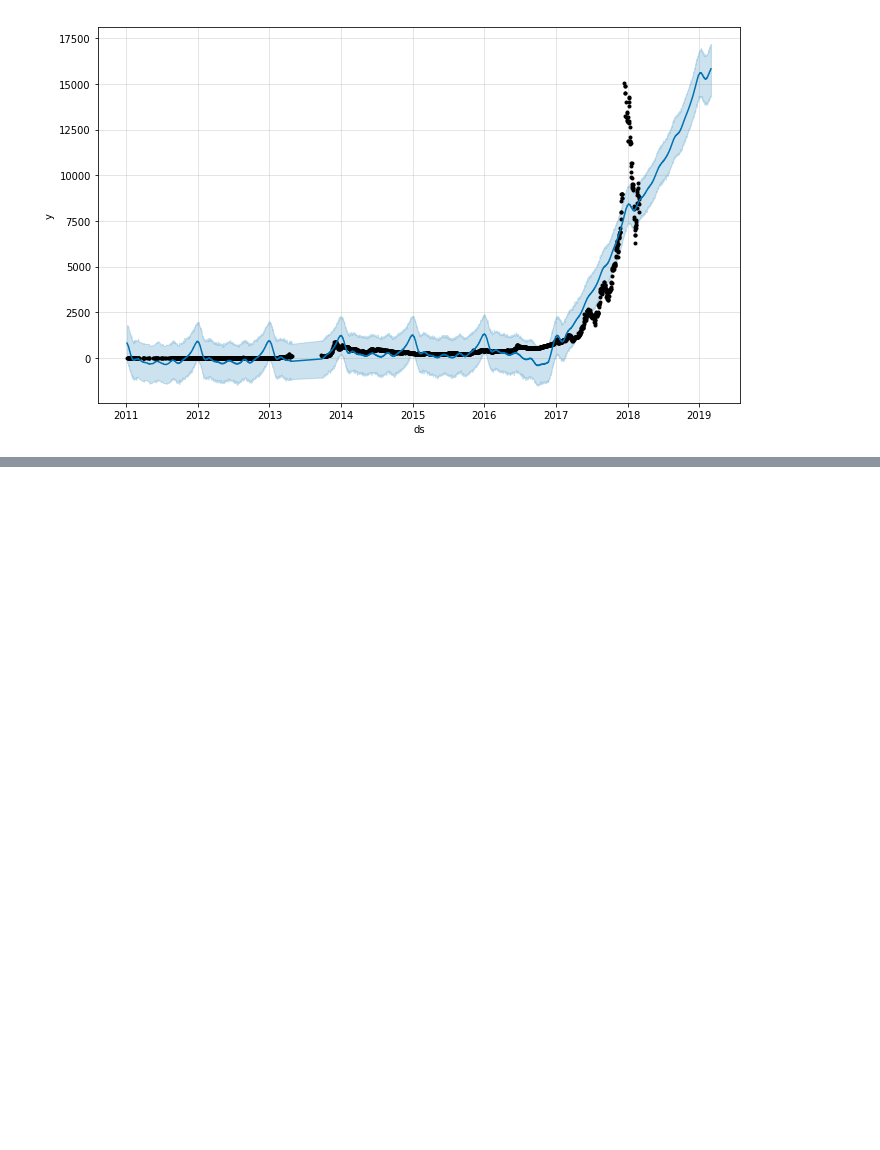
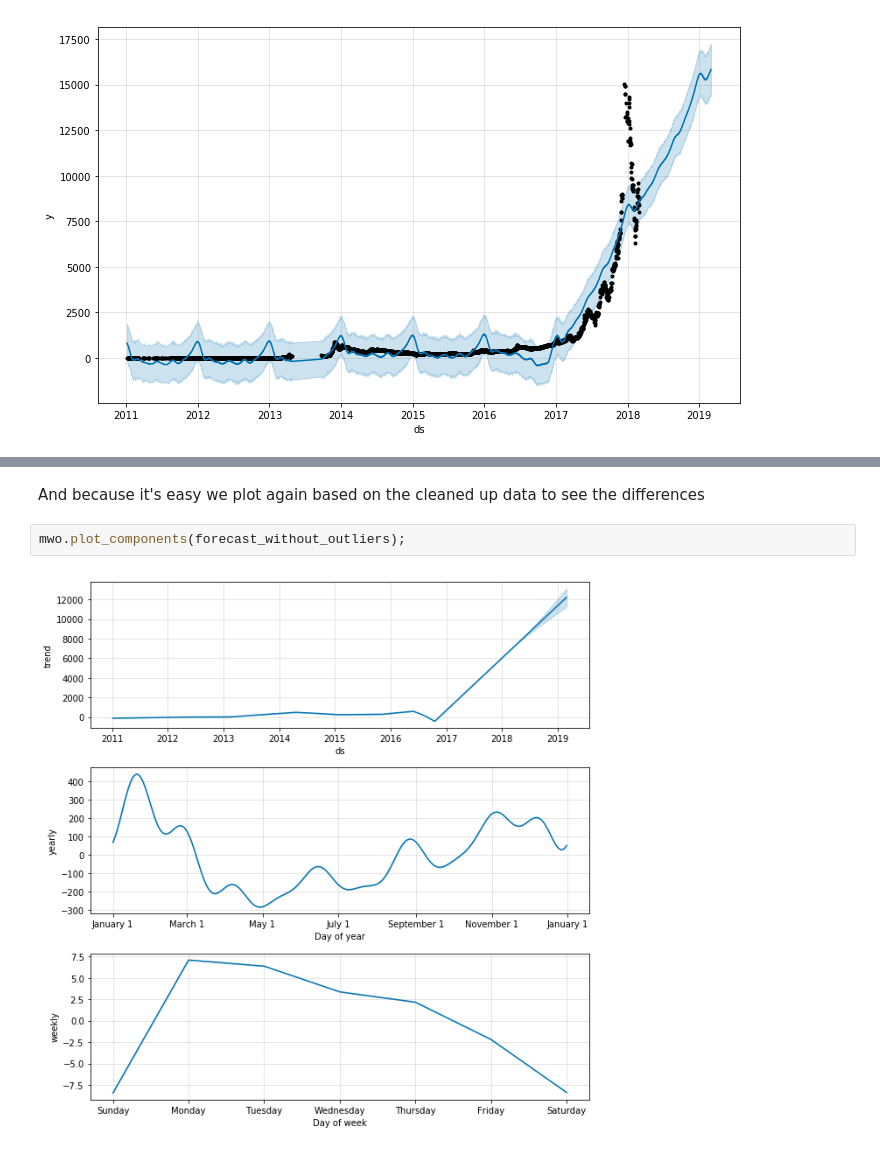
Before and after one commit to bishoph/machine_learning, a Jupyter notebook: prophet/Bitcoin.ipynb, the cells around one changed output, grey strips where cells are left out. Cells and saved outputs as stored; diff of their text form; blank space fills up the shorter version.

```diff
--- a/prophet/Bitcoin.ipynb
+++ b/prophet/Bitcoin.ipynb
@@ -70,0 +114,6 @@ m.plot(forecast);
+# %% [markdown]
+And because it's easy we plot again based on the cleaned up data to see the differences
+# %%
+mwo.plot_components(forecast_without_outliers);
+# %% [output]
+[figure, added]
```
Also changed, not shown: parts of 10 cells of this notebook.
